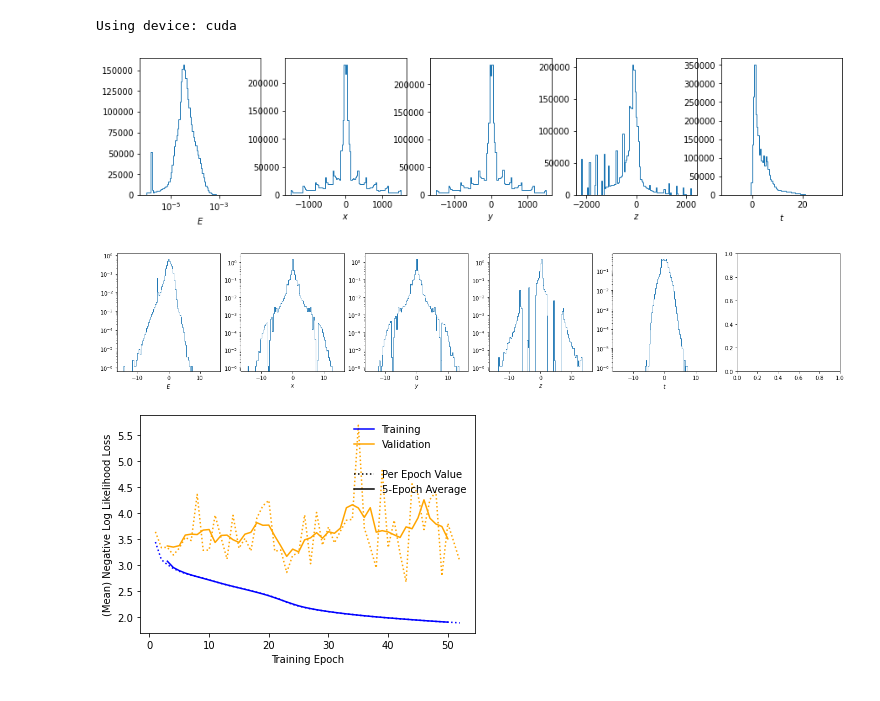
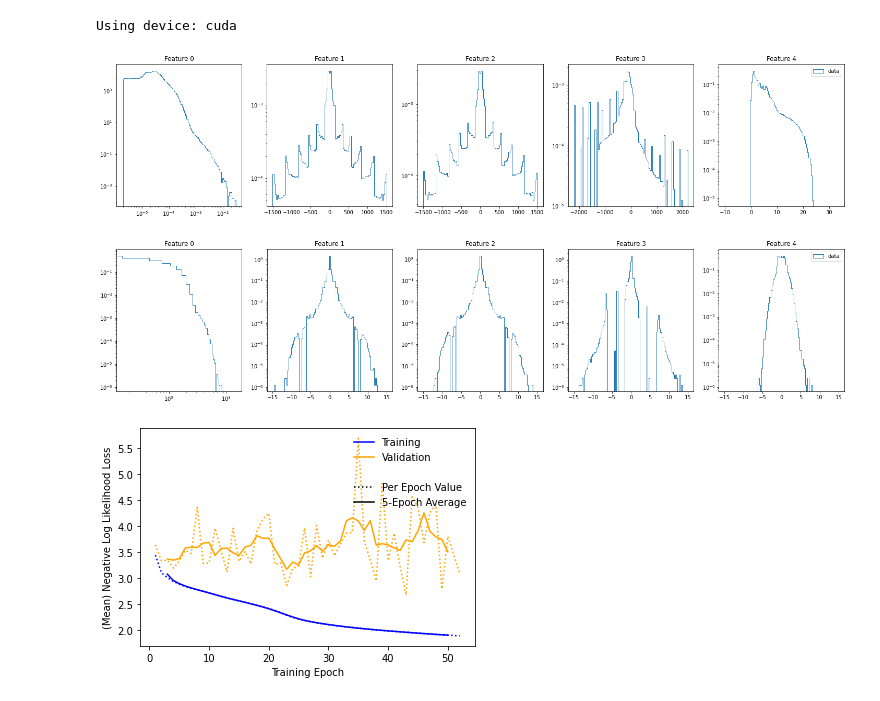
Before and after one commit to rmastand/fast_tracker_BIBgen_mucoll, a Jupyter notebook: plots.ipynb, the cells around one changed output. Drawn from its saved outputs; the diff is of its cells as text; code cells hidden in the pictures.

```diff
--- a/plots.ipynb
+++ b/plots.ipynb
@@ -96,7 +97,7 @@ for i, collection in enumerate(collections_SimTrackerHit): # TODO coned too?
 data = np.vstack(data)[:,[0,2,3,4,5]]
 context = np.vstack(context)
 
-
+data = data[data[:,0] > 2e-6]
 
 bins_dict = {}
 
@@ -108,32 +109,22 @@ for i in range(data.shape[1]):
 # %%
 X_preproc = preprocess_data(data, ".")
 if NUM_COND_INPUTS == 1:
     X_preproc = np.hstack([X_preproc,  context])
 elif NUM_COND_INPUTS == 0:
     pass
 else:
     print("ERROR")
     exit()
 
 
-fig, ax = plt.subplots(1, 5, figsize = (15, 3))
-for i in range(data.shape[1]):
-    ax[i].hist(data[:,i], bins = bins_dict[i], histtype = "step", label = "data")
-    ax[i].set_xlabel(feature_labels[i])
-    if i in log_vars:
-        ax[i].set_xscale("log")
+plot_hists_1d({"data":data}, bins_dict, log_dims=log_vars)
 plt.show()
 
-
-fig, ax = plt.subplots(1, 6, figsize = (24, 4))
-for i in range(X_preproc.shape[1]):
-    ax[i].hist(X_preproc[:,i], bins = np.linspace(-15, 15, 100), histtype = "step", density = True)
-    ax[i].set_xlabel(feature_labels[i])
-    ax[i].set_yscale("log")
+plot_hists_1d({"data":X_preproc}, {i:np.linspace(-15, 15, 100) for i in range(data.shape[1])}, log_dims=log_vars)
 plt.show()
 # %% [output]
-[figure, old version]
+[figure, new version]
-[figure, old version]
+[figure, new version]
 # %%
 
 
```
Also changed, not shown: parts of 4 cells of this notebook, 4 other files.
